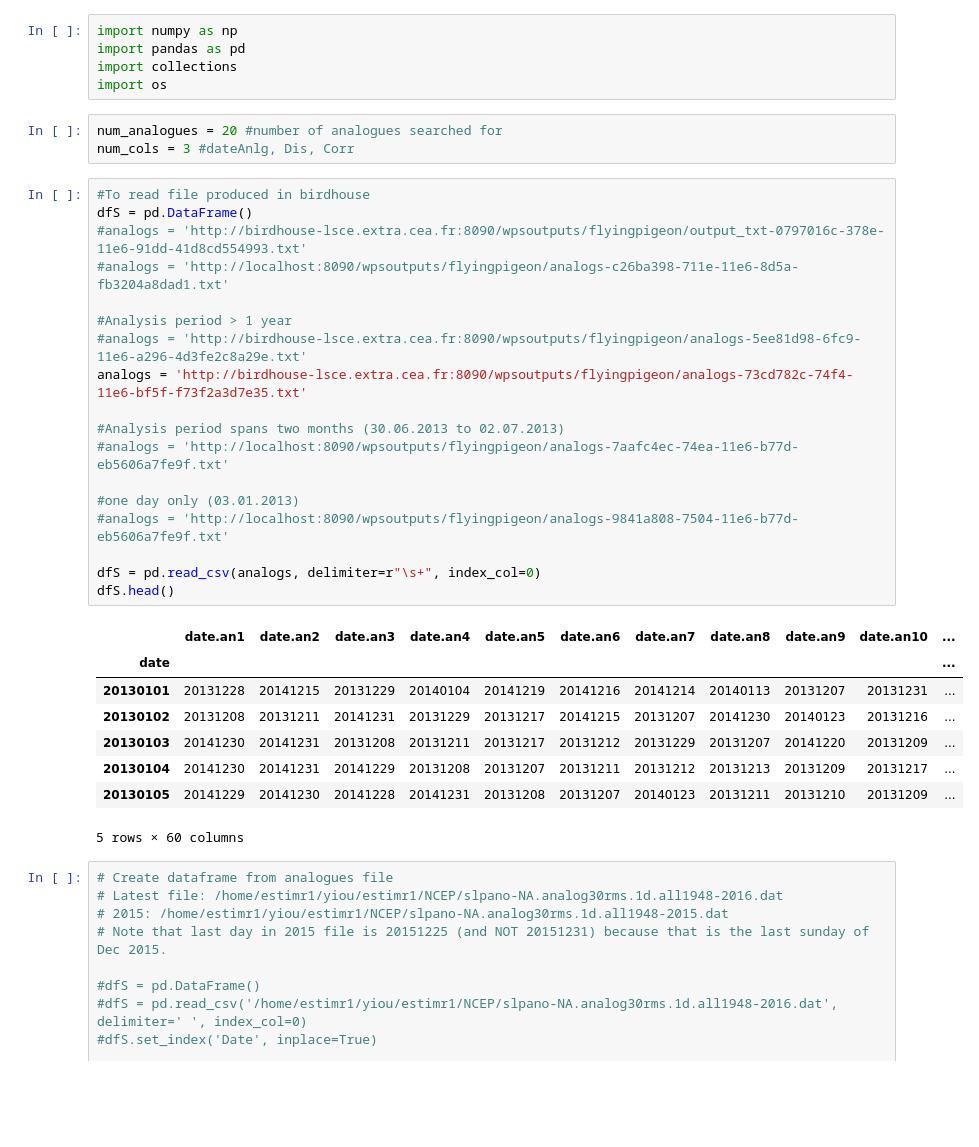
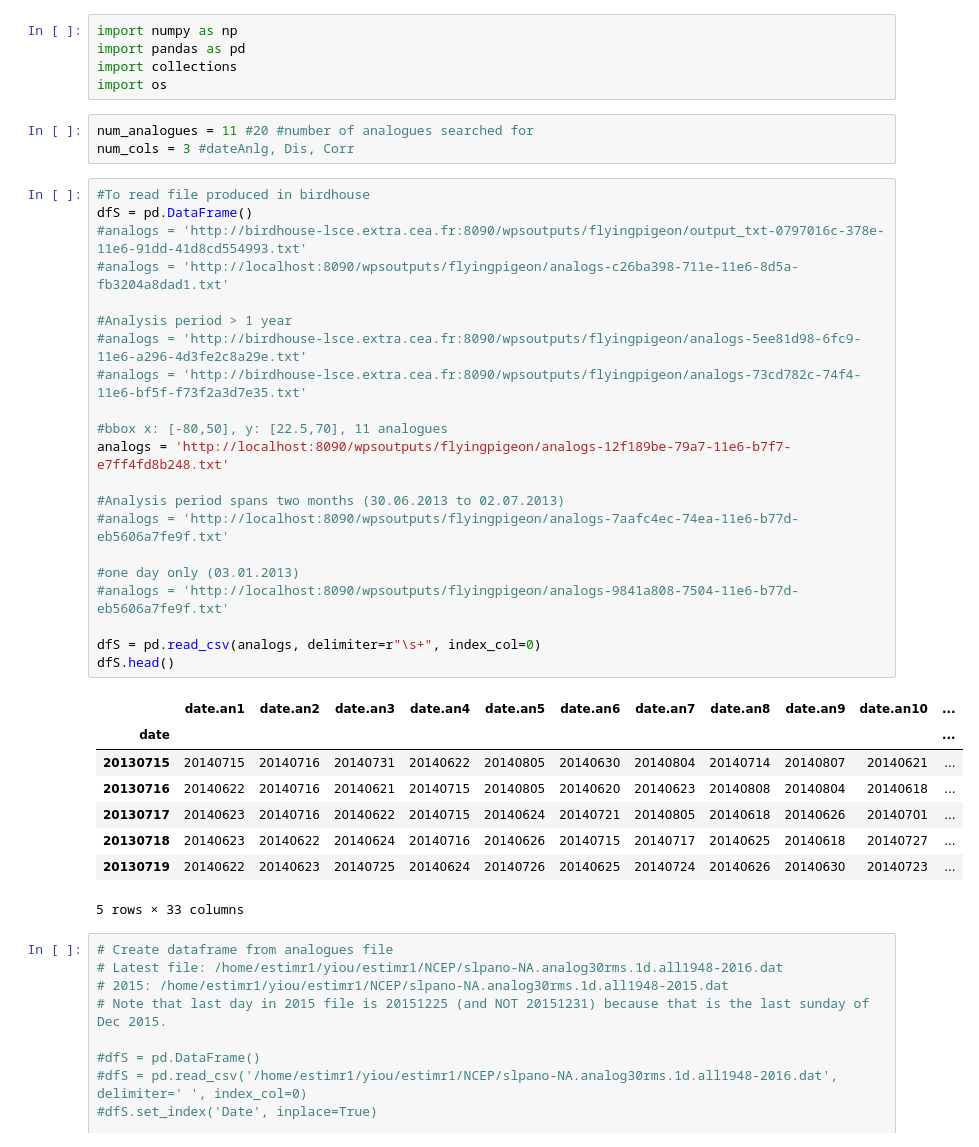
Before and after one commit to KatiRG/analogues, a Jupyter notebook: Build_analogues-all.ipynb, the cells around one changed output. Saved outputs shown, nothing was run; the diff lists cells and outputs as text; blank space fills up the shorter version.

```diff
--- a/Build_analogues-all.ipynb
+++ b/Build_analogues-all.ipynb
@@ -13,35 +13,38 @@ import pandas as pd
 import collections
 import os
 # %%
-num_analogues = 20 #number of analogues searched for
+num_analogues = 11 #20 #number of analogues searched for
 num_cols = 3 #dateAnlg, Dis, Corr
 # %%
 #To read file produced in birdhouse
 dfS = pd.DataFrame()
 #analogs = 'http://birdhouse-lsce.extra.cea.fr:8090/wpsoutputs/flyingpigeon/output_txt-0797016c-378e-11e6-91dd-41d8cd554993.txt'
 #analogs = 'http://localhost:8090/wpsoutputs/flyingpigeon/analogs-c26ba398-711e-11e6-8d5a-fb3204a8dad1.txt'
 
 #Analysis period > 1 year
 #analogs = 'http://birdhouse-lsce.extra.cea.fr:8090/wpsoutputs/flyingpigeon/analogs-5ee81d98-6fc9-11e6-a296-4d3fe2c8a29e.txt'
-analogs = 'http://birdhouse-lsce.extra.cea.fr:8090/wpsoutputs/flyingpigeon/analogs-73cd782c-74f4-11e6-bf5f-f73f2a3d7e35.txt'
+#analogs = 'http://birdhouse-lsce.extra.cea.fr:8090/wpsoutputs/flyingpigeon/analogs-73cd782c-74f4-11e6-bf5f-f73f2a3d7e35.txt'
+
+#bbox x: [-80,50], y: [22.5,70], 11 analogues
+analogs = 'http://localhost:8090/wpsoutputs/flyingpigeon/analogs-12f189be-79a7-11e6-b7f7-e7ff4fd8b248.txt'
 
 #Analysis period spans two months (30.06.2013 to 02.07.2013)
 #analogs = 'http://localhost:8090/wpsoutputs/flyingpigeon/analogs-7aafc4ec-74ea-11e6-b77d-eb5606a7fe9f.txt'
 
 #one day only (03.01.2013)
 #analogs = 'http://localhost:8090/wpsoutputs/flyingpigeon/analogs-9841a808-7504-11e6-b77d-eb5606a7fe9f.txt'
 
 dfS = pd.read_csv(analogs, delimiter=r"\s+", index_col=0)
 dfS.head()
 # %% [output]
 |  | date.an1 | date.an2 | date.an3 | date.an4 | date.an5 | date.an6 | date.an7 | date.an8 | date.an9 | date.an10 | ... |
 | date |  |  |  |  |  |  |  |  |  |  | ... |
-| 20130101 | 20131228 | 20141215 | 20131229 | 20140104 | 20141219 | 20141216 | 20141214 | 20140113 | 20131207 | 20131231 | ... |
-| 20130102 | 20131208 | 20131211 | 20141231 | 20131229 | 20131217 | 20141215 | 20131207 | 20141230 | 20140123 | 20131216 | ... |
-| 20130103 | 20141230 | 20141231 | 20131208 | 20131211 | 20131217 | 20131212 | 20131229 | 20131207 | 20141220 | 20131209 | ... |
-| 20130104 | 20141230 | 20141231 | 20141229 | 20131208 | 20131207 | 20131211 | 20131212 | 20131213 | 20131209 | 20131217 | ... |
-| 20130105 | 20141229 | 20141230 | 20141228 | 20141231 | 20131208 | 20131207 | 20140123 | 20131211 | 20131210 | 20131209 | ... |
+| 20130715 | 20140715 | 20140716 | 20140731 | 20140622 | 20140805 | 20140630 | 20140804 | 20140714 | 20140807 | 20140621 | ... |
+| 20130716 | 20140622 | 20140716 | 20140621 | 20140715 | 20140805 | 20140620 | 20140623 | 20140808 | 20140804 | 20140618 | ... |
+| 20130717 | 20140623 | 20140716 | 20140622 | 20140715 | 20140624 | 20140721 | 20140805 | 20140618 | 20140626 | 20140701 | ... |
+| 20130718 | 20140623 | 20140622 | 20140624 | 20140716 | 20140626 | 20140715 | 20140717 | 20140625 | 20140618 | 20140727 | ... |
+| 20130719 | 20140622 | 20140623 | 20140725 | 20140624 | 20140726 | 20140625 | 20140724 | 20140626 | 20140630 | 20140723 | ... |
-5 rows × 60 columns
+5 rows × 33 columns
 # %%
 # Create dataframe from analogues file
 # Latest file: /home/estimr1/yiou/estimr1/NCEP/slpano-NA.analog30rms.1d.all1948-2016.dat
```
Also changed, not shown: parts of 15 cells of this notebook, 5 other files.
